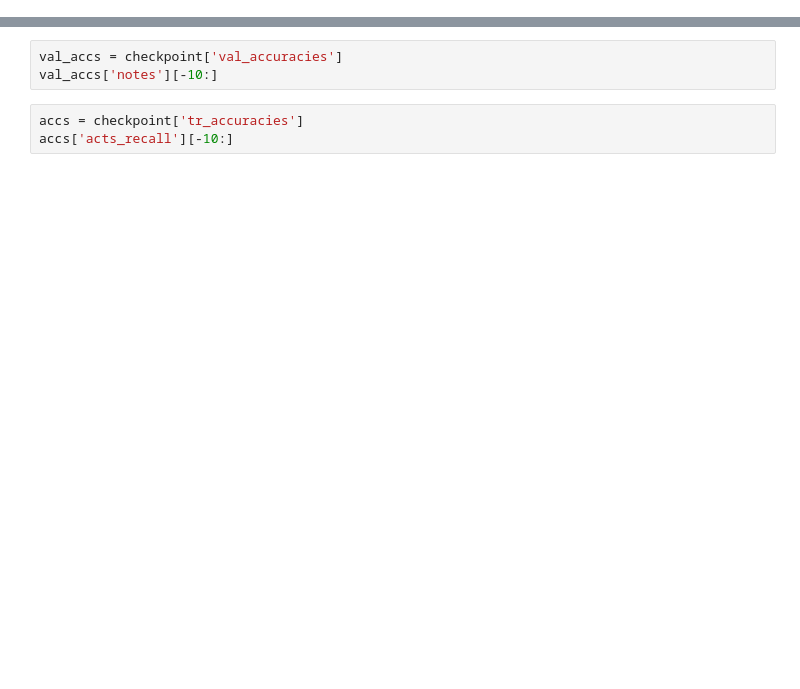
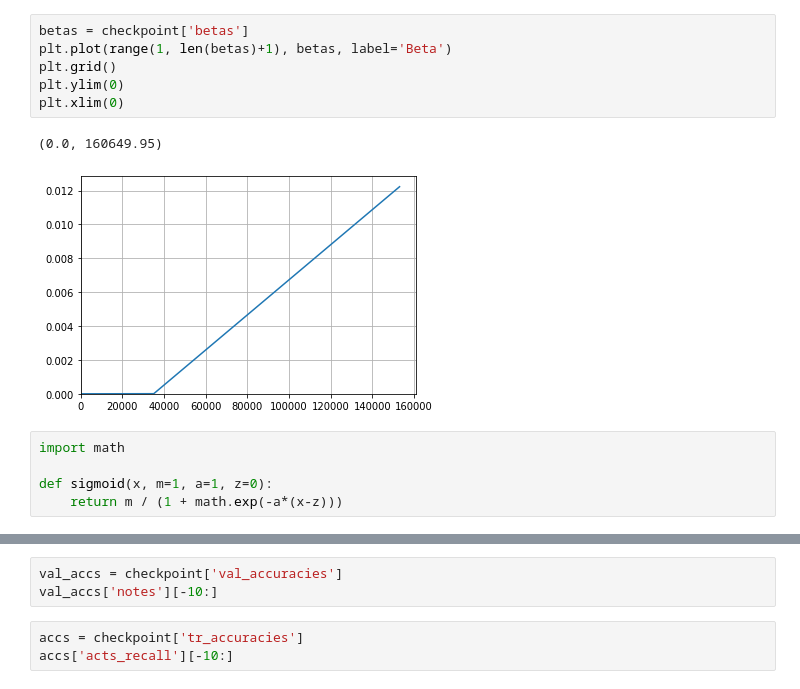
Before and after one commit to EmanueleCosenza/polyphemus, a Jupyter notebook: plot.ipynb, the cells around one changed output, grey strips where cells are left out. Saved outputs shown, nothing was run; the diff lists cells and outputs as text; blank space fills up the shorter version.

```diff
--- a/plot.ipynb
+++ b/plot.ipynb
@@ -79,0 +84,14 @@ plt.xlim(0)
+# %%
+betas = checkpoint['betas']
+plt.plot(range(1, len(betas)+1), betas, label='Beta')
+plt.grid()
+plt.ylim(0)
+plt.xlim(0)
+# %% [output]
+(0.0, 160649.95)
+[figure, added]
+# %%
+import math
+
+def sigmoid(x, m=1, a=1, z=0):
+    return m / (1 + math.exp(-a*(x-z)))
```
Also changed, not shown: parts of 27 cells of this notebook.
